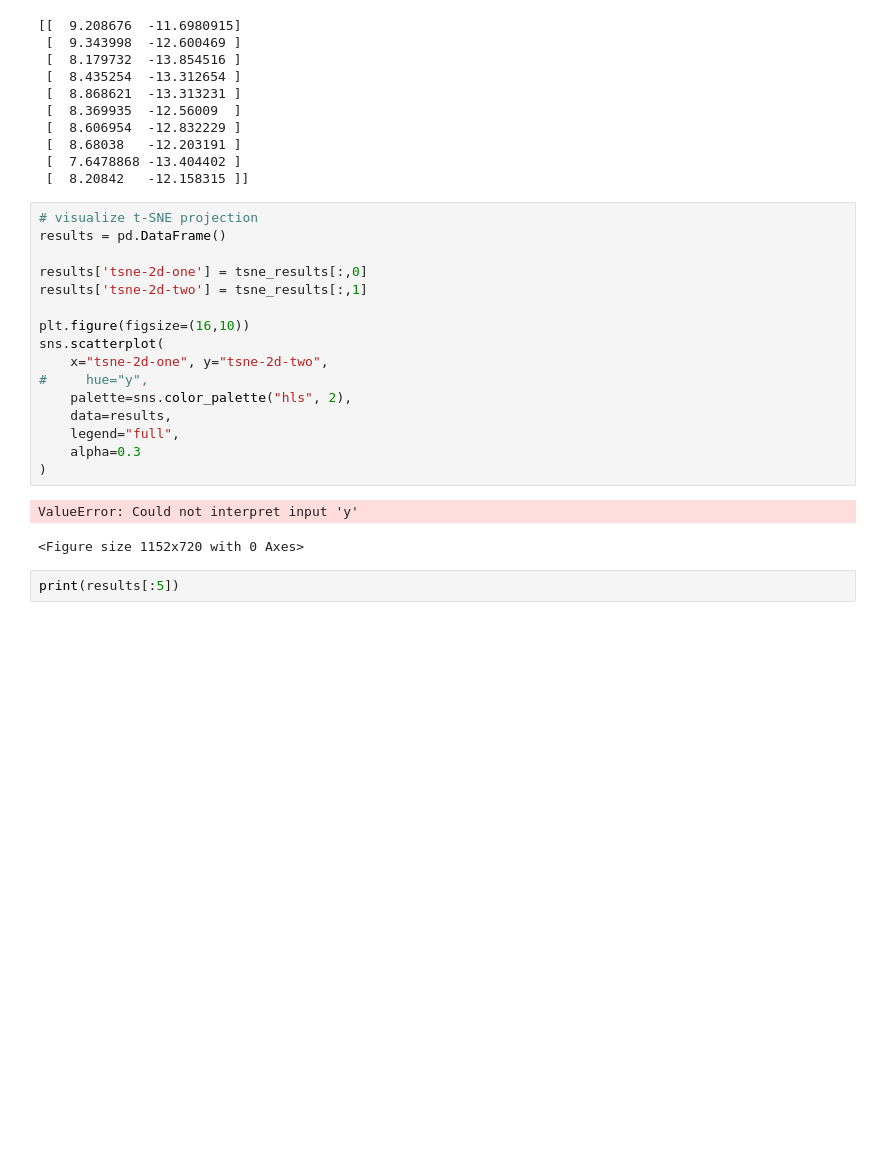
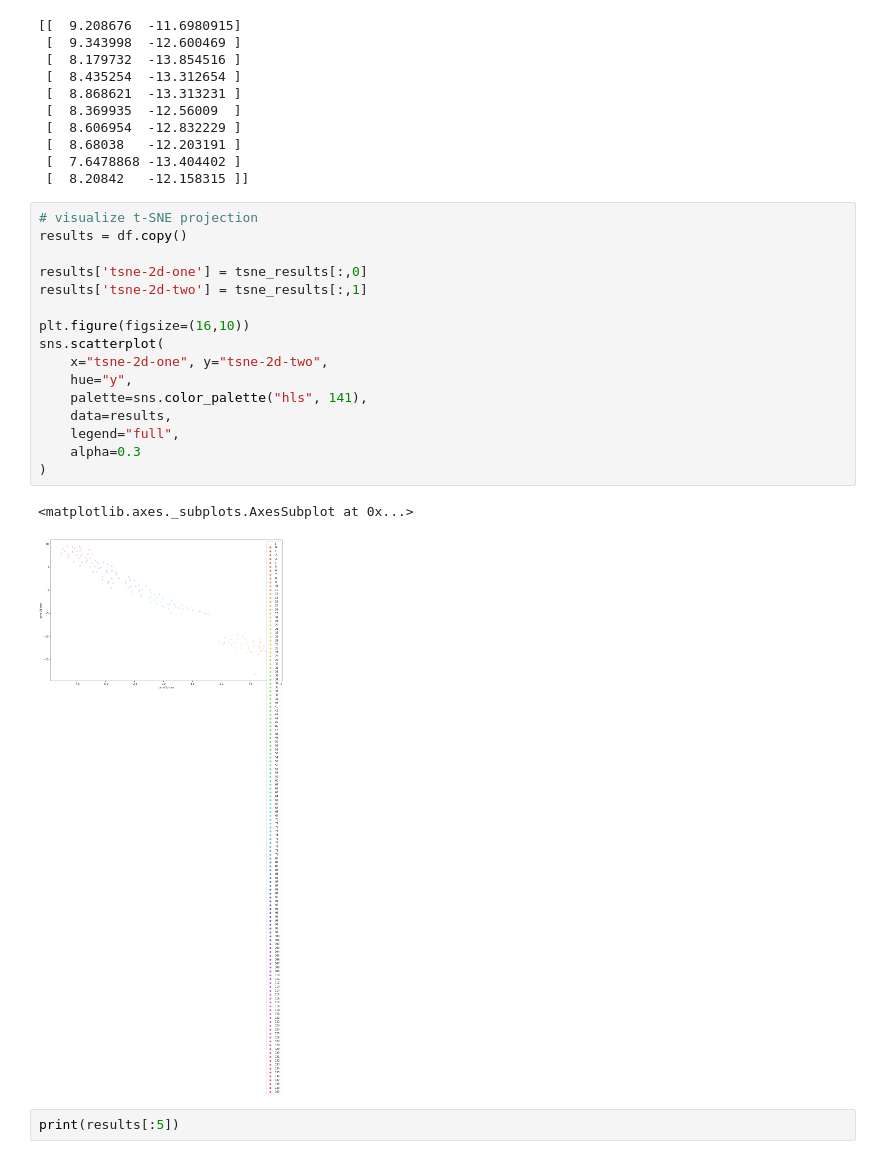
Before and after one commit to micahstubbs/doc2space, a Jupyter notebook: notebooks/embed-text-doc2vec/nb.ipynb, the cells around one changed output. Cells and saved outputs as stored; diff of their text form; blank space fills up the shorter version.

```diff
--- a/notebooks/embed-text-doc2vec/nb.ipynb
+++ b/notebooks/embed-text-doc2vec/nb.ipynb
@@ -272,23 +274,23 @@ print(tsne_results[:10])
  [  8.20842   -12.158315 ]]
 # %%
 # visualize t-SNE projection
-results = pd.DataFrame()
+results = df.copy()
 
 results['tsne-2d-one'] = tsne_results[:,0]
 results['tsne-2d-two'] = tsne_results[:,1]
 
 plt.figure(figsize=(16,10))
 sns.scatterplot(
     x="tsne-2d-one", y="tsne-2d-two",
-#     hue="y",
-    palette=sns.color_palette("hls", 2),
+    hue="y",
+    palette=sns.color_palette("hls", 141),
     data=results,
     legend="full",
     alpha=0.3
 )
 # %% [output]
-ValueError: Could not interpret input 'y'
+<matplotlib.axes._subplots.AxesSubplot at 0x...>
-<Figure size 1152x720 with 0 Axes>
+[figure, added]
 # %%
 print(results[:5])
 # %% [output]
```
Also changed, not shown: parts of 2 cells of this notebook, 2 other files.
